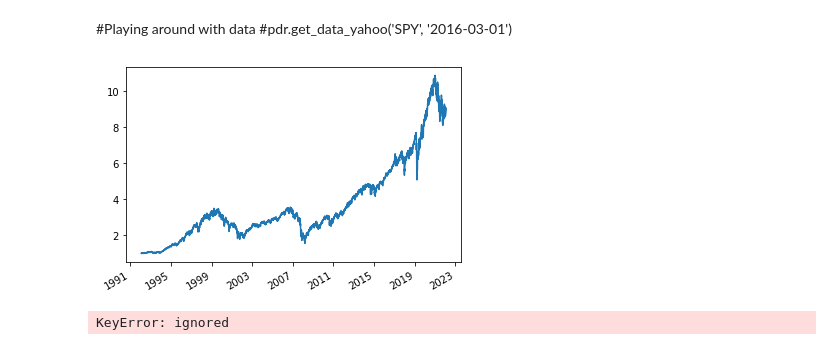
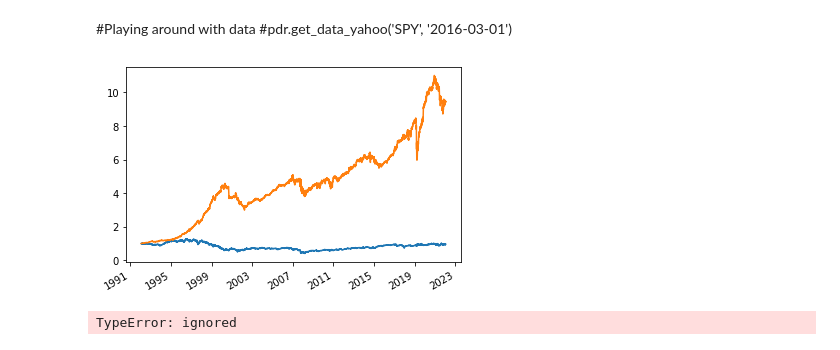
Before and after one commit to vargopal/stockMarket, a Jupyter notebook: Class3MyNotes.ipynb, the cells around one changed output. Drawn from its saved outputs; the diff is of its cells as text; code cells hidden in the pictures.

Commit message:
Fixed the first graph. Try to get the second graph soon.

```diff
--- a/Class3MyNotes.ipynb
+++ b/Class3MyNotes.ipynb
@@ -93,10 +93,11 @@ for n in [1, 3, 5, 10, 25]:
 # %%
 # Price level plot
 import matplotlib.pyplot as plt
-ax = (1 + spy['ret'].fillna(0)).cumprod().plot(xlabel ='')
+ax = (1 + spy['otc'].fillna(0)).cumprod().plot(xlabel ='')
+bx = (1 + spy['cto'].fillna(0)).cumprod().plot(xlabel = '')
 plt.show()
 # %% [output]
-[figure, old version]
+[figure, new version]
 # %%
 # Bar graph for annual returns
 # Going into Class 4
@@ -107,8 +108,9 @@ ann_return = spy.resample('Y')['ret'].apply(lambda x: (1+x).product()-1)
 #plt.bar(spy.resample('Y'),ann_return)
 # %%
 # Homework review in class 4
-#ax = (1+ spy['otc','cto']).cumprod().plot(xlabel = '')
-plt.show()
+#ax = (1+ spy['otc','cto'].fillna(0)).cumprod().plot(xlabel = '')
+
+#plt.show()
 
 
 # The graph should show the return of SPY overnight is greater than the the SPY returns during the day
@@ -118,5 +120,6 @@ plt.show()
 
 # Day and night returns for each year on a bar graph
 ann_return = spy.resample('A')[['ret','otc','cto']].apply(lambda x: (1+x).product()-1)
+plt.bar(ann_return)
 # %% [output]
-KeyError: ignored
+TypeError: ignored
```
Also changed, not shown: parts of 3 cells of this notebook.
